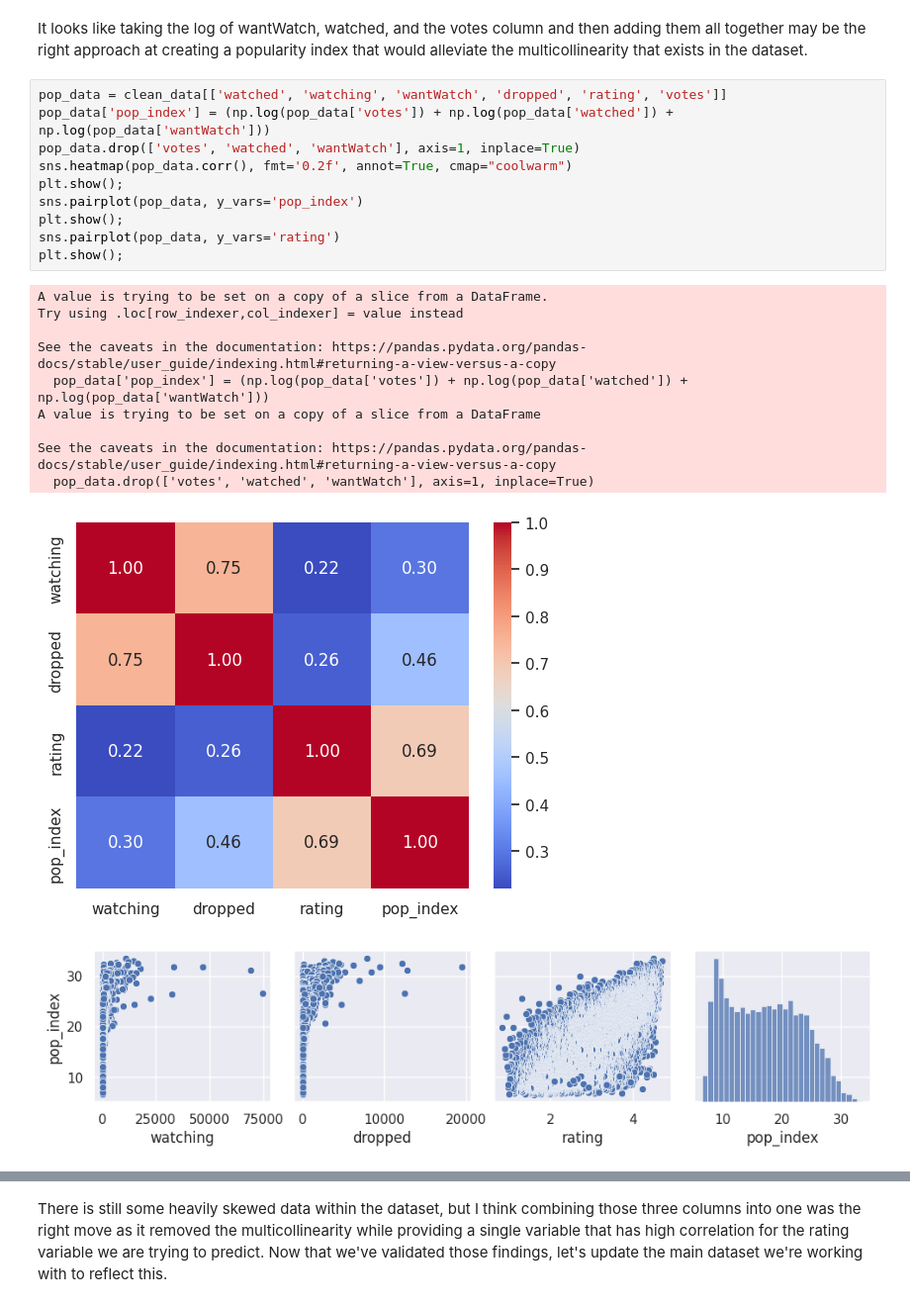
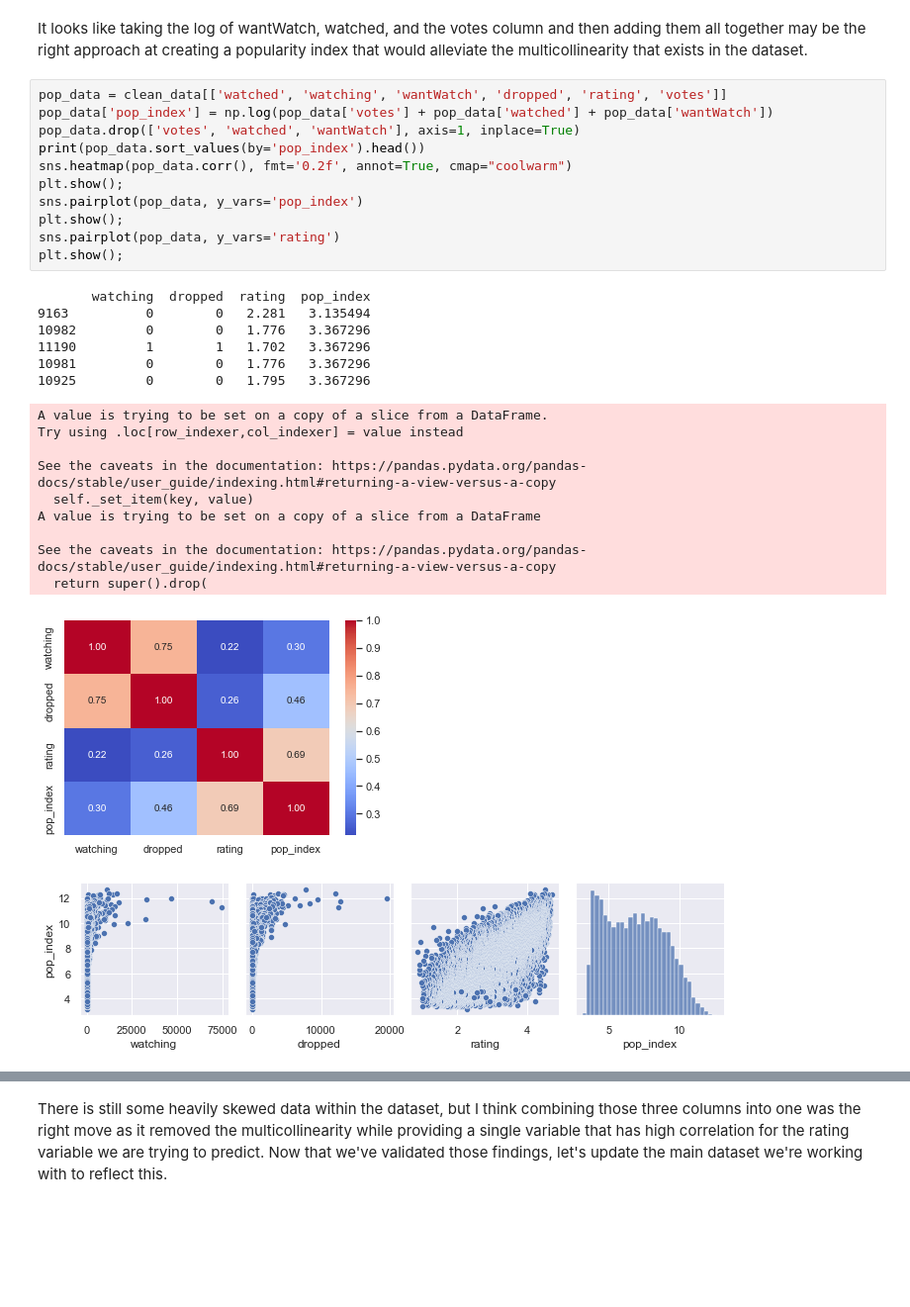
Before and after one commit to jimmybchopps/UTAustin-LinRegExtra, a Jupyter notebook: Anime.ipynb, the cells around one changed output, grey strips where cells are left out. Shown at 99% size. Cells and saved outputs as stored; diff of their text form; blank space fills up the shorter version.

```diff
--- a/Anime.ipynb
+++ b/Anime.ipynb
@@ -411,23 +411,30 @@ plt.show();
 It looks like taking the log of wantWatch, watched, and the votes column and then adding them all together may be the right approach at creating a popularity index that would alleviate the multicollinearity that exists in the dataset.
 # %%
 pop_data = clean_data[['watched', 'watching', 'wantWatch', 'dropped', 'rating', 'votes']]
-pop_data['pop_index'] = (np.log(pop_data['votes']) + np.log(pop_data['watched']) + np.log(pop_data['wantWatch']))
+pop_data['pop_index'] = np.log(pop_data['votes'] + pop_data['watched'] + pop_data['wantWatch'])
 pop_data.drop(['votes', 'watched', 'wantWatch'], axis=1, inplace=True)
+print(pop_data.sort_values(by='pop_index').head())
 sns.heatmap(pop_data.corr(), fmt='0.2f', annot=True, cmap="coolwarm")
 plt.show();
 sns.pairplot(pop_data, y_vars='pop_index')
 plt.show();
 sns.pairplot(pop_data, y_vars='rating')
 plt.show();
 # %% [output]
-A value is trying to be set on a copy of a slice from a DataFrame.
-Try using .loc[row_indexer,col_indexer] = value instead
-
-See the caveats in the documentation: https://pandas.pydata.org/pandas-docs/stable/user_guide/indexing.html#returning-a-view-versus-a-copy
-  pop_data['pop_index'] = (np.log(pop_data['votes']) + np.log(pop_data['watched']) + np.log(pop_data['wantWatch']))
-A value is trying to be set on a copy of a slice from a DataFrame
-
-See the caveats in the documentation: https://pandas.pydata.org/pandas-docs/stable/user_guide/indexing.html#returning-a-view-versus-a-copy
-  pop_data.drop(['votes', 'watched', 'wantWatch'], axis=1, inplace=True)
+       watching  dropped  rating  pop_index
+9163          0        0   2.281   3.135494
+10982         0        0   1.776   3.367296
+11190         1        1   1.702   3.367296
+10981         0        0   1.776   3.367296
+10925         0        0   1.795   3.367296
+A value is trying to be set on a copy of a slice from a DataFrame.
+Try using .loc[row_indexer,col_indexer] = value instead
+
+See the caveats in the documentation: https://pandas.pydata.org/pandas-docs/stable/user_guide/indexing.html#returning-a-view-versus-a-copy
+  self._set_item(key, value)
+A value is trying to be set on a copy of a slice from a DataFrame
+
+See the caveats in the documentation: https://pandas.pydata.org/pandas-docs/stable/user_guide/indexing.html#returning-a-view-versus-a-copy
+  return super().drop(
-[figure, old version]
+[figure, new version]
-[figure, old version]
+[figure, new version]
```
Also changed, not shown: parts of 37 cells of this notebook.
